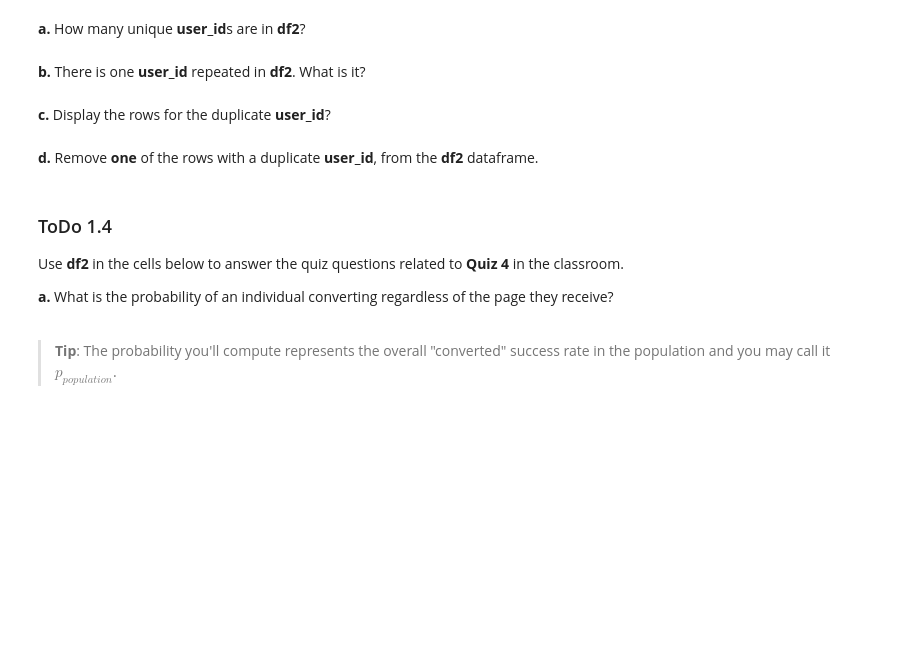
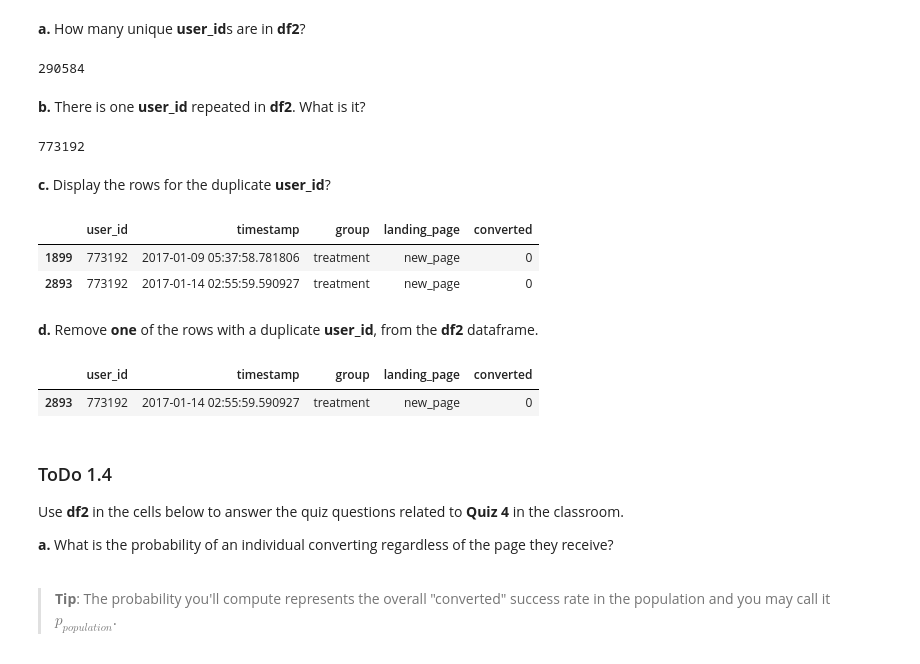
Before and after one commit to GaryLBentley/analyze_ab_test_results, a Jupyter notebook: Analyze_ab_test_results_notebook.ipynb, the cells around one changed output. Cells and saved outputs as stored; diff of their text form; code cells hidden in the pictures; blank space fills up the shorter version.

```diff
--- a/Analyze_ab_test_results_notebook.ipynb
+++ b/Analyze_ab_test_results_notebook.ipynb
@@ -146,17 +146,44 @@ df2[((df2['group'] == 'treatment') == (df2['landing_page'] == 'new_page')) == Fa
 Use **df2** and the cells below to answer questions for **Quiz 3** in the classroom.
 # %% [markdown]
 **a.** How many unique **user_id**s are in **df2**?
+# %%
+# Find number of unique user_ids
+users = df2['user_id'].nunique()
+users
+# %% [output]
+290584
 # %% [markdown]
 **b.** There is one **user_id** repeated in **df2**.  What is it?
+# %%
+# Find the duplicated user_id
+dup = df2[df2['user_id'].duplicated().values]
+dup_user = dup['user_id'].values[0]
+dup_user
+# %% [output]
+773192
 # %% [markdown]
 **c.** Display the rows for the duplicate **user_id**?
+# %%
+#  Show the rows of data for the duplicate user_id
+dup_rows = df2.query('user_id == @dup_user')
+dup_rows
+# %% [output]
+|  | user_id | timestamp | group | landing_page | converted |
+| 1899 | 773192 | 2017-01-09 05:37:58.781806 | treatment | new_page | 0 |
+| 2893 | 773192 | 2017-01-14 02:55:59.590927 | treatment | new_page | 0 |
 # %% [markdown]
 **d.** Remove **one** of the rows with a duplicate **user_id**, from the **df2** dataframe.
 # %%
 # Remove one of the rows with a duplicate user_id..
 # Hint: The dataframe.drop_duplicates() may not work in this case because the rows with duplicate user_id are not entirely identical.
+df2.drop_duplicates(subset='user_id', keep='last', inplace=True)
 
 # Check again if the row with a duplicate user_id is deleted or not
+dup_rows = df2.query('user_id == @dup_user')
+dup_rows
+# %% [output]
+|  | user_id | timestamp | group | landing_page | converted |
+| 2893 | 773192 | 2017-01-14 02:55:59.590927 | treatment | new_page | 0 |
 # %% [markdown]
 ### ToDo 1.4
 Use **df2** in the cells below to answer the quiz questions related to **Quiz 4** in the classroom.
```
Also changed, not shown: parts of 7 cells of this notebook.
